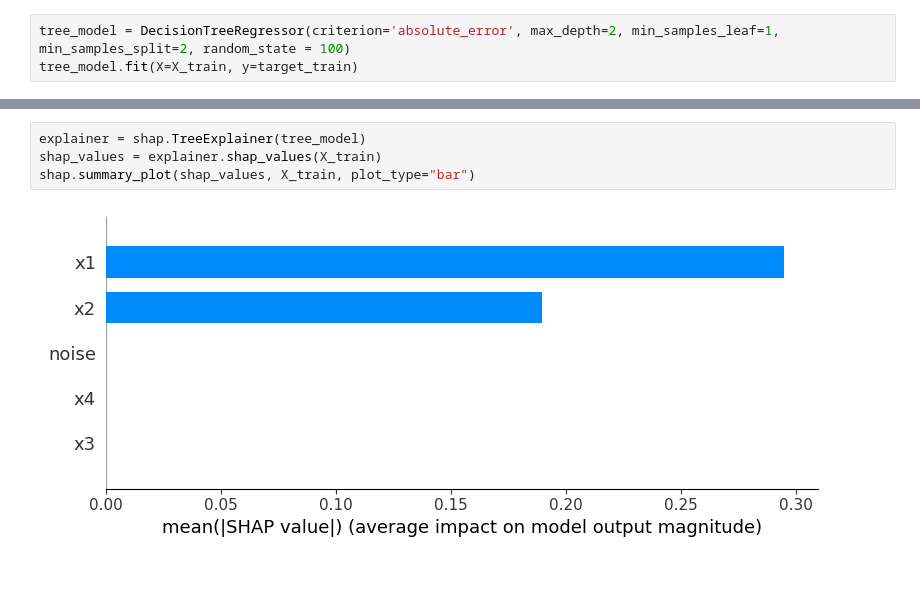
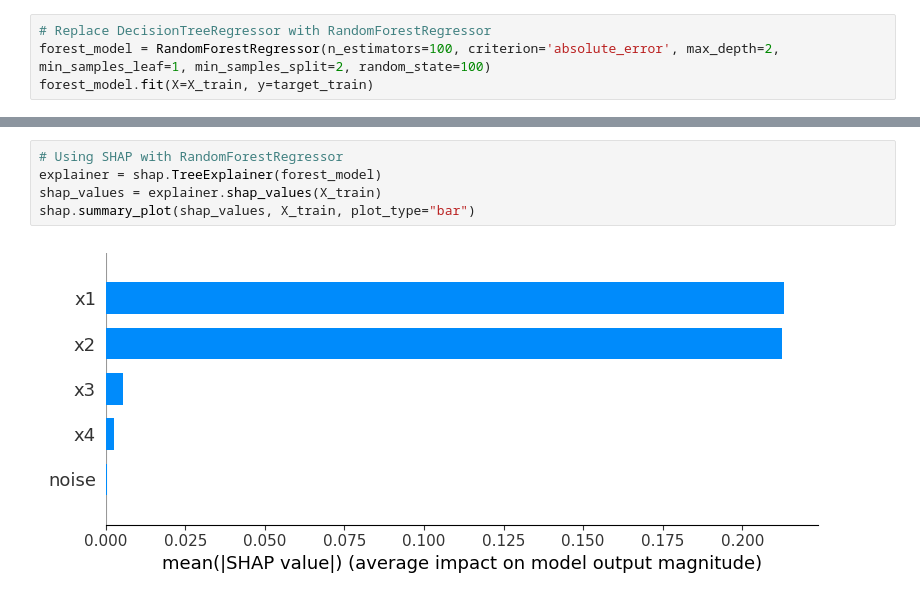
Before and after one commit to lamtung16/ML_feature_importance, a Jupyter notebook: treeSHAP.ipynb, the cells around one changed output, grey strips where cells are left out. Saved outputs shown, nothing was run; the diff lists cells and outputs as text.

Commit message:
update treeSHAPRF

```diff
--- a/treeSHAP.ipynb
+++ b/treeSHAP.ipynb
@@ -49,4 +20,5 @@ Name: y, Length: 100, dtype: float64
 # %%
-tree_model = DecisionTreeRegressor(criterion='absolute_error', max_depth=2, min_samples_leaf=1, min_samples_split=2, random_state = 100)
-tree_model.fit(X=X_train, y=target_train)
+# Replace DecisionTreeRegressor with RandomForestRegressor
+forest_model = RandomForestRegressor(n_estimators=100, criterion='absolute_error', max_depth=2, min_samples_leaf=1, min_samples_split=2, random_state=100)
+forest_model.fit(X=X_train, y=target_train)
 # %% [output]
@@ -65,9 +26,10 @@ plot_tree(tree_model, filled=True)
 # %%
-explainer = shap.TreeExplainer(tree_model)
+# Using SHAP with RandomForestRegressor
+explainer = shap.TreeExplainer(forest_model)
 shap_values = explainer.shap_values(X_train)
 shap.summary_plot(shap_values, X_train, plot_type="bar")
 # %% [output]
-[figure, old version]
+[figure, new version]
 # %%
 plt.figure(figsize=(8, 6))
 plt.bar(X_train.columns[:], np.mean(np.abs(shap_values), axis=0))
```
Also changed, not shown: parts of 6 cells of this notebook, 2 other files.
